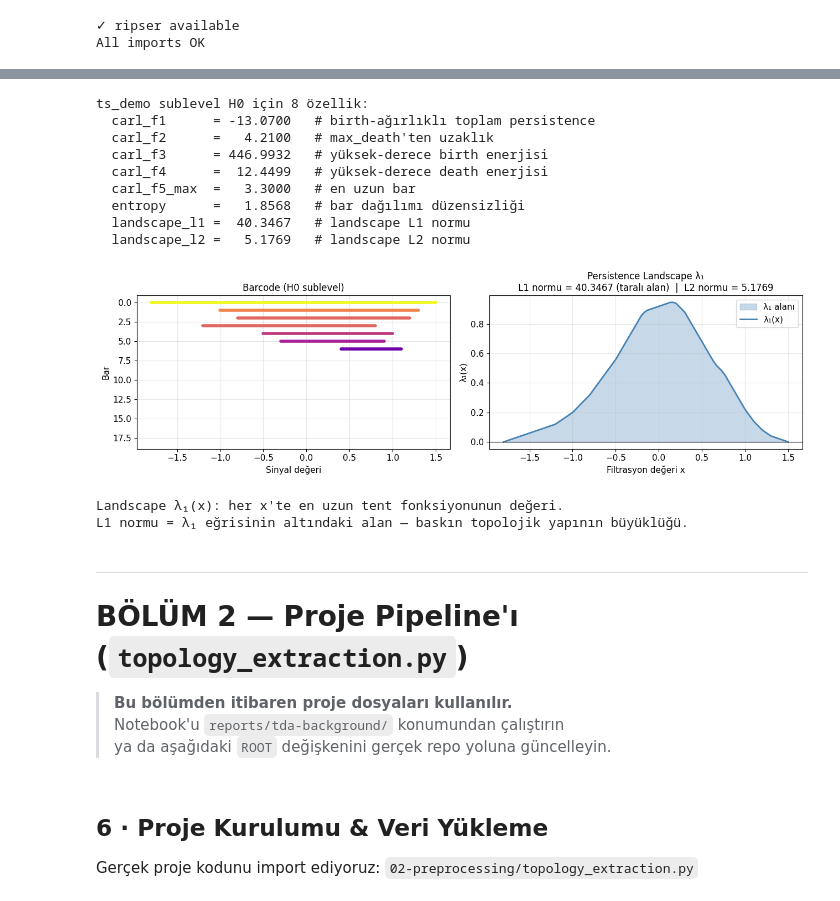
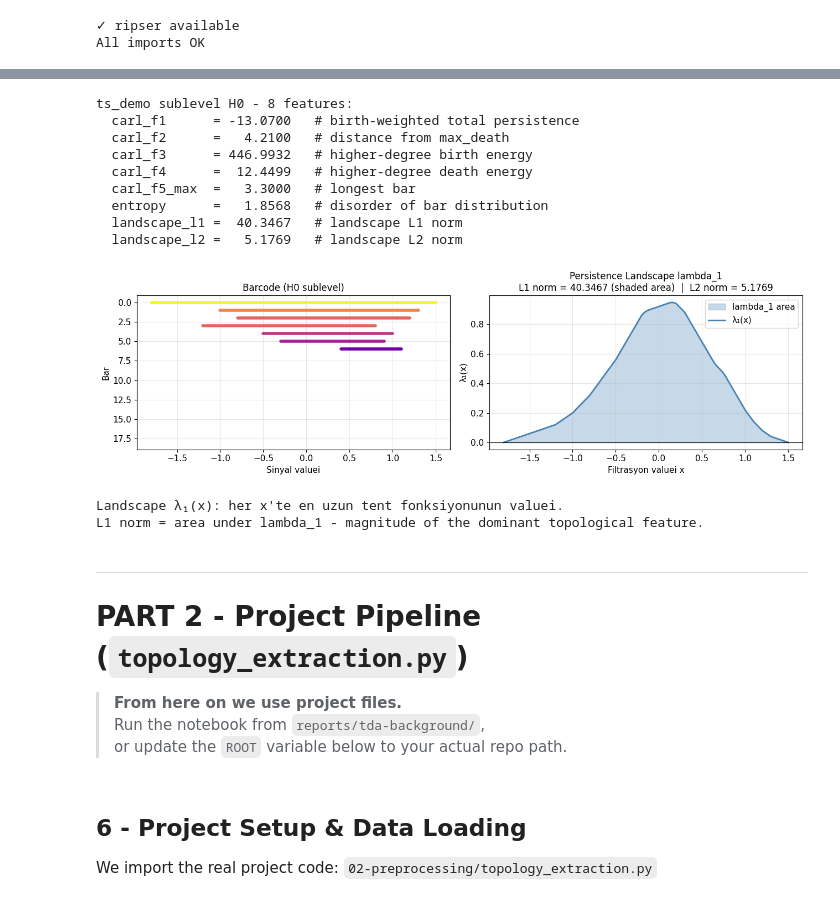
Before and after one commit to ismailguzel/ts-classification, a Jupyter notebook: reports/tda-background/tda_pipeline_demo.ipynb, the cells around one changed output, grey strips where cells are left out. Drawn from its saved outputs; the diff is of its cells as text; code cells hidden in the pictures.

```diff
--- a/reports/tda-background/tda_pipeline_demo.ipynb
+++ b/reports/tda-background/tda_pipeline_demo.ipynb
@@ -598,5 +599,5 @@ $p_i = d_i - b_i$ (persistence = bar uzunlugu, **her zaman > 0**)
 # %%
-# ── Inline fonksiyonlar (proje importu yok) ───────────────────────────────────
+# ── Inline functions (no project import) ───────────────────────────────────
 
 def carlsson_coordinates(diag):
     """5 Carlsson coordinates."""
@@ -629,7 +630,7 @@ def persistent_entropy(diag):
 
 
 def landscape_norms(diag, n_landscapes=5, resolution=100):
-    """Persistence landscape L1 ve L2 normları."""
+    """Persistence landscape L1 and L2 norms."""
     diag = diag[np.isfinite(diag).all(axis=1)]
     diag = diag[diag[:, 1] > diag[:, 0]]
     if len(diag) == 0:
@@ -648,80 +649,80 @@ def landscape_norms(diag, n_landscapes=5, resolution=100):
     return float(np.sum(np.abs(lvec))), float(np.sqrt(np.sum(lvec**2))), lvec, grid
 
 
-# ── Demo diyagram: H0 sublevel → ts_demo ──────────────────────────────────────
+# ── Demo diagram: H0 sublevel -> ts_demo ──────────────────────────────────────
 demo_diag = sublevel_persistence_1d(ts_demo)
 
 cc  = carlsson_coordinates(demo_diag)
 ent = persistent_entropy(demo_diag)
 l1, l2, lvec, lgrid = landscape_norms(demo_diag)
 
-print('ts_demo sublevel H0 için 8 özellik:')
-print(f'  carl_f1      = {cc[0]:8.4f}   # birth-ağırlıklı toplam persistence')
-print(f'  carl_f2      = {cc[1]:8.4f}   # max_death\'ten uzaklık')
-print(f'  carl_f3      = {cc[2]:8.4f}   # yüksek-derece birth enerjisi')
-print(f'  carl_f4      = {cc[3]:8.4f}   # yüksek-derece death enerjisi')
-print(f'  carl_f5_max  = {cc[4]:8.4f}   # en uzun bar')
-print(f'  entropy      = {ent:8.4f}   # bar dağılımı düzensizliği')
-print(f'  landscape_l1 = {l1:8.4f}   # landscape L1 normu')
-print(f'  landscape_l2 = {l2:8.4f}   # landscape L2 normu')
+print('ts_demo sublevel H0 - 8 features:')
+print(f'  carl_f1      = {cc[0]:8.4f}   # birth-weighted total persistence')
+print(f'  carl_f2      = {cc[1]:8.4f}   # distance from max_death')
+print(f'  carl_f3      = {cc[2]:8.4f}   # higher-degree birth energy')
+print(f'  carl_f4      = {cc[3]:8.4f}   # higher-degree death energy')
+print(f'  carl_f5_max  = {cc[4]:8.4f}   # longest bar')
+print(f'  entropy      = {ent:8.4f}   # disorder of bar distribution')
+print(f'  landscape_l1 = {l1:8.4f}   # landscape L1 norm')
+print(f'  landscape_l2 = {l2:8.4f}   # landscape L2 norm')
 # %% [output]
-ts_demo sublevel H0 için 8 özellik:
-  carl_f1      = -13.0700   # birth-ağırlıklı toplam persistence
-  carl_f2      =   4.2100   # max_death'ten uzaklık
-  carl_f3      = 446.9932   # yüksek-derece birth enerjisi
-  carl_f4      =  12.4499   # yüksek-derece death enerjisi
-  carl_f5_max  =   3.3000   # en uzun bar
-  entropy      =   1.8568   # bar dağılımı düzensizliği
-  landscape_l1 =  40.3467   # landscape L1 normu
-  landscape_l2 =   5.1769   # landscape L2 normu
+ts_demo sublevel H0 - 8 features:
+  carl_f1      = -13.0700   # birth-weighted total persistence
+  carl_f2      =   4.2100   # distance from max_death
+  carl_f3      = 446.9932   # higher-degree birth energy
+  carl_f4      =  12.4499   # higher-degree death energy
+  carl_f5_max  =   3.3000   # longest bar
+  entropy      =   1.8568   # disorder of bar distribution
+  landscape_l1 =  40.3467   # landscape L1 norm
+  landscape_l2 =   5.1769   # landscape L2 norm
 # %%
-# ── Persistence Landscape λ₁ görsel ──────────────────────────────────────────
+# ── Persistence Landscape lambda_1 plot ──────────────────────────────────────────
 
 fig, axes = plt.subplots(1, 2, figsize=(13, 4))
 
-# sol: barcode (tekrar — referans için)
+# left: barcode (again - for reference)
 persistence_demo = demo_diag[:, 1] - demo_diag[:, 0]
 sorted_idx = np.argsort(-persistence_demo)
 cmap = get_cmap('plasma')
 norm = Normalize(vmin=0, vmax=persistence_demo.max())
 for rank, idx in enumerate(sorted_idx):
     b, d = demo_diag[idx]
     axes[0].plot([b, d], [rank, rank], lw=4,
                  solid_capstyle='round', color=cmap(norm(d - b)))
-axes[0].set_xlabel('Sinyal değeri'); axes[0].set_ylabel('Bar')
+axes[0].set_xlabel('Sinyal valuei'); axes[0].set_ylabel('Bar')
 axes[0].set_title('Barcode (H0 sublevel)')
 axes[0].invert_yaxis()
 
-# sağ: persistence landscape
-axes[1].fill_between(lgrid, 0, lvec, alpha=0.3, color='steelblue', label='λ₁ alanı')
+# right: persistence landscape
+axes[1].fill_between(lgrid, 0, lvec, alpha=0.3, color='steelblue', label='lambda_1 area')
 axes[1].plot(lgrid, lvec, lw=2, color='steelblue', label='λ₁(x)')
 axes[1].axhline(0, color='k', lw=0.8)
-axes[1].set_xlabel('Filtrasyon değeri x')
+axes[1].set_xlabel('Filtrasyon valuei x')
 axes[1].set_ylabel('λ₁(x)')
-axes[1].set_title(f'Persistence Landscape λ₁\n'
-                  f'L1 normu = {l1:.4f} (taralı alan)  |  L2 normu = {l2:.4f}')
+axes[1].set_title(f'Persistence Landscape lambda_1\n'
+                  f'L1 norm = {l1:.4f} (shaded area)  |  L2 norm = {l2:.4f}')
 axes[1].legend()
 
 plt.tight_layout()
 plt.show()
 
-print('Landscape λ₁(x): her x\'te en uzun tent fonksiyonunun değeri.')
-print('L1 normu = λ₁ eğrisinin altındaki alan — baskın topolojik yapının büyüklüğü.')
+print('Landscape λ₁(x): her x\'te en uzun tent fonksiyonunun valuei.')
+print('L1 norm = area under lambda_1 - magnitude of the dominant topological feature.')
 # %% [output]
-[figure, old version]
+[figure, new version]
-Landscape λ₁(x): her x'te en uzun tent fonksiyonunun değeri.
-L1 normu = λ₁ eğrisinin altındaki alan — baskın topolojik yapının büyüklüğü.
+Landscape λ₁(x): her x'te en uzun tent fonksiyonunun valuei.
+L1 norm = area under lambda_1 - magnitude of the dominant topological feature.
 # %% [markdown]
 ---
-# BÖLÜM 2 — Proje Pipeline'ı (`topology_extraction.py`)
+# PART 2 - Project Pipeline (`topology_extraction.py`)
 
-> **Bu bölümden itibaren proje dosyaları kullanılır.**
-> Notebook'u `reports/tda-background/` konumundan çalıştırın
-> ya da aşağıdaki `ROOT` değişkenini gerçek repo yoluna güncelleyin.
+> **From here on we use project files.**
+> Run the notebook from `reports/tda-background/`,
+> or update the `ROOT` variable below to your actual repo path.
 # %% [markdown]
-## 6 · Proje Kurulumu & Veri Yükleme
+## 6 - Project Setup & Data Loading
 
-Gerçek proje kodunu import ediyoruz: `02-preprocessing/topology_extraction.py`
+We import the real project code: `02-preprocessing/topology_extraction.py`
 # %%
 import sys
 from pathlib import Path
```
Also changed, not shown: parts of 40 cells of this notebook, 3 other files.
